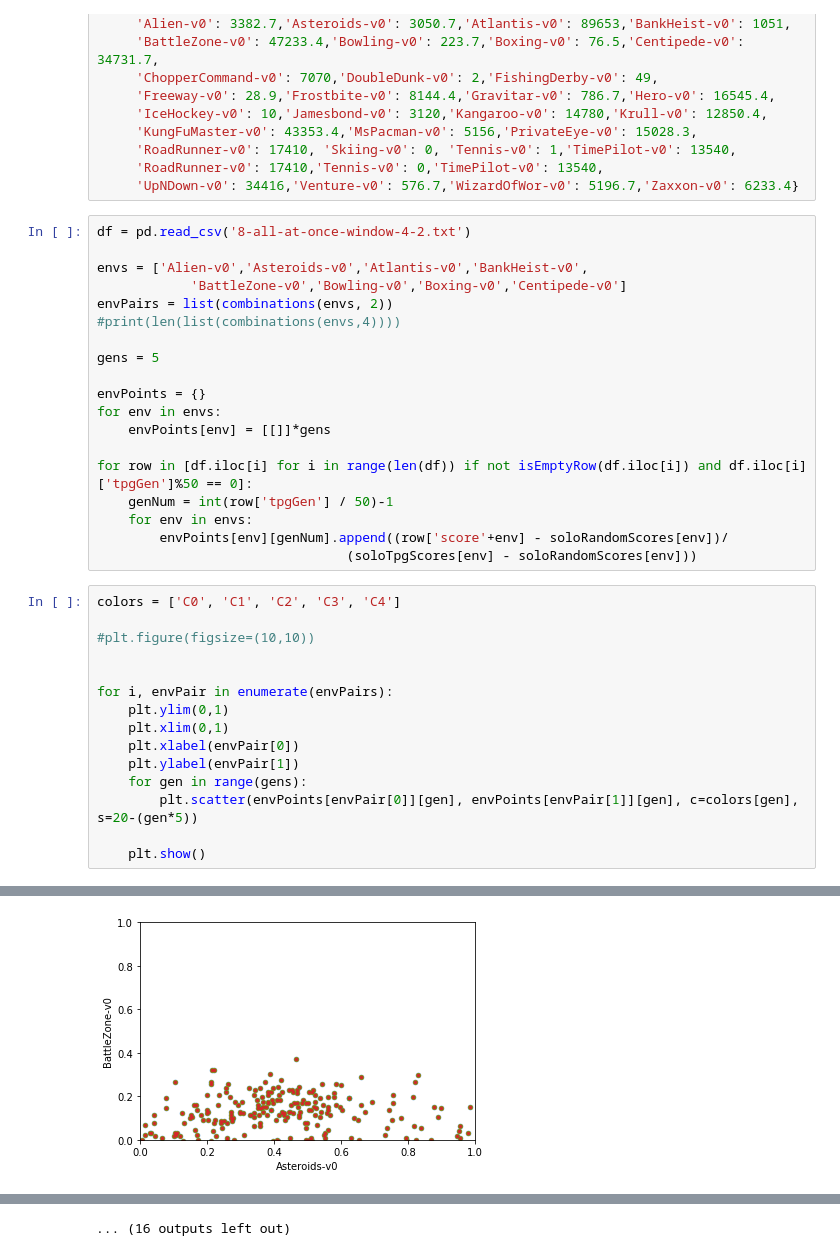
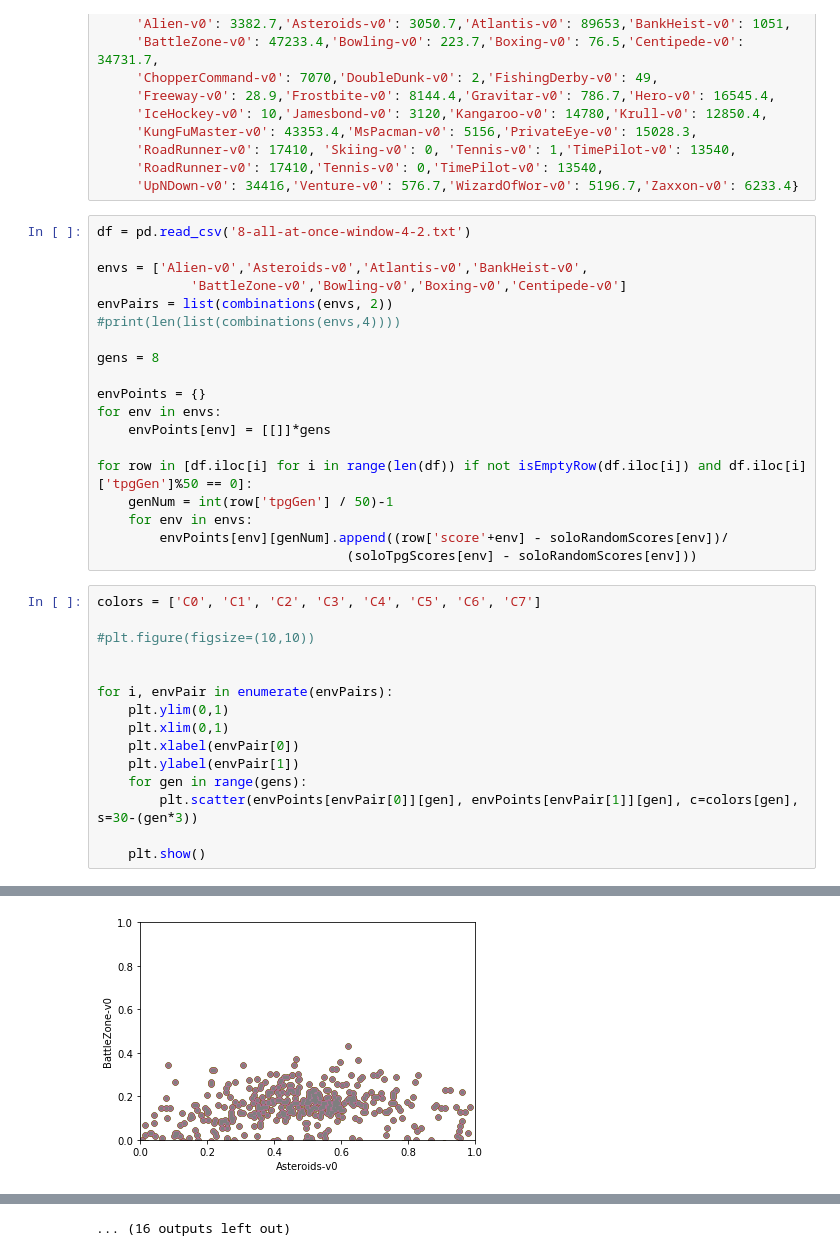
Before and after one commit to Ryan-Amaral/general-game-playing-tpg, a Jupyter notebook: tpg-outcomes/outcomes.ipynb, the cells around one changed output, grey strips where cells are left out. Saved outputs shown, nothing was run; the diff lists cells and outputs as text.

Commit message:
updated visuals

```diff
--- a/tpg-outcomes/outcomes.ipynb
+++ b/tpg-outcomes/outcomes.ipynb
@@ -133,7 +133,7 @@ envs = ['Alien-v0','Asteroids-v0','Atlantis-v0','BankHeist-v0',
 envPairs = list(combinations(envs, 2))
 #print(len(list(combinations(envs,4))))
 
-gens = 5
+gens = 8
 
 envPoints = {}
 for env in envs:
@@ -145,7 +145,7 @@ for row in [df.iloc[i] for i in range(len(df)) if not isEmptyRow(df.iloc[i]) and
         envPoints[env][genNum].append((row['score'+env] - soloRandomScores[env])/
                                 (soloTpgScores[env] - soloRandomScores[env]))
 # %%
-colors = ['C0', 'C1', 'C2', 'C3', 'C4']
+colors = ['C0', 'C1', 'C2', 'C3', 'C4', 'C5', 'C6', 'C7']
 
 #plt.figure(figsize=(10,10))
 
@@ -156,7 +156,7 @@ for i, envPair in enumerate(envPairs):
     plt.xlabel(envPair[0])
     plt.ylabel(envPair[1])
     for gen in range(gens):
-        plt.scatter(envPoints[envPair[0]][gen], envPoints[envPair[1]][gen], c=colors[gen], s=20-(gen*5))
+        plt.scatter(envPoints[envPair[0]][gen], envPoints[envPair[1]][gen], c=colors[gen], s=30-(gen*3))
 
     plt.show()
 # %% [output]
@@ -172 +172 @@ for i, envPair in enumerate(envPairs):
-[figure, old version]
+[figure, new version]
```
Also changed, not shown: parts of 4 cells of this notebook, 7 other files.
